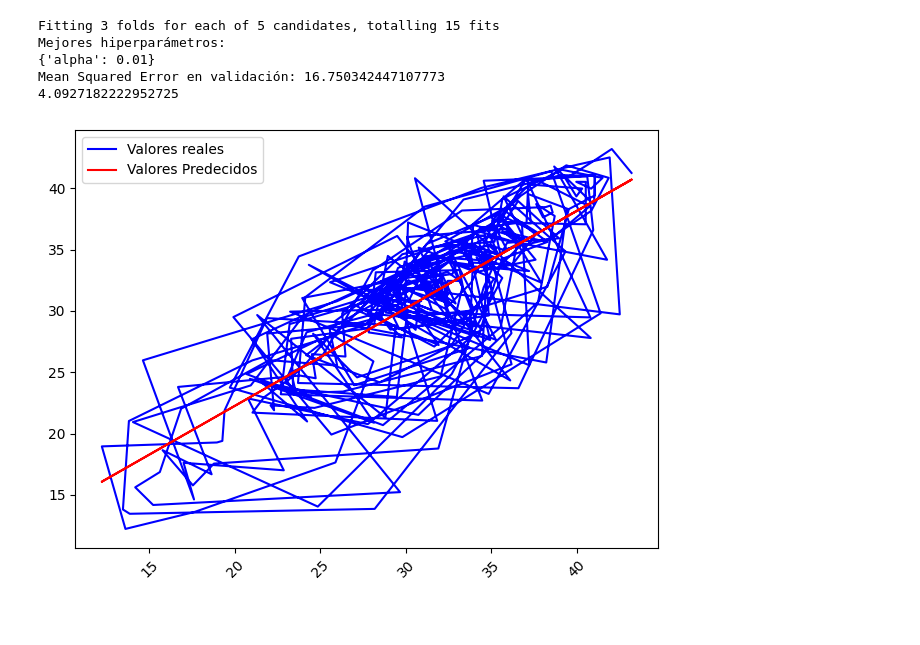
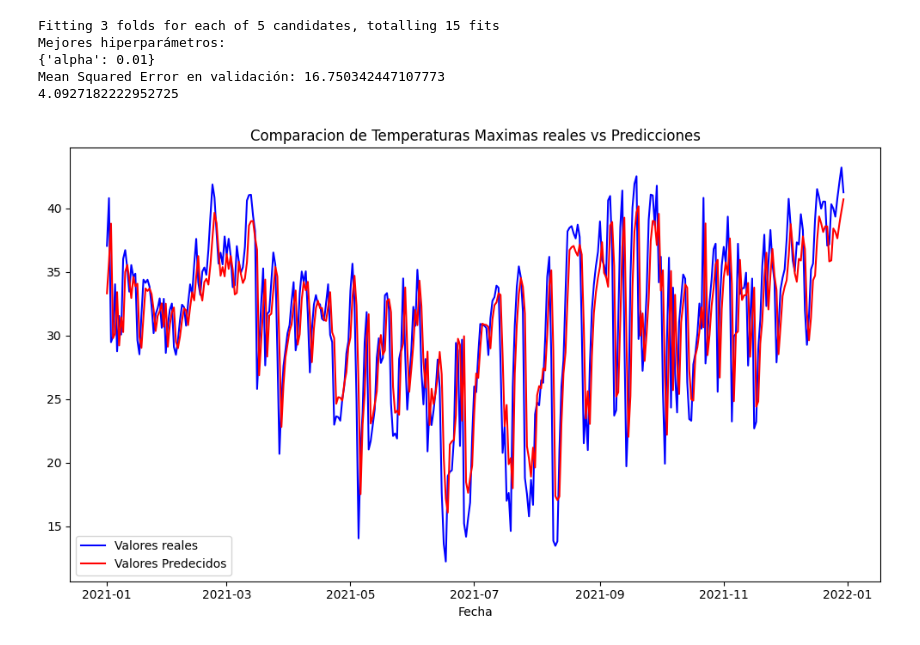
Before and after one commit to sebass25/Primer-Parcial-IA, a Jupyter notebook: 1P_RobertColman.ipynb, the cells around one changed output. Cells and saved outputs as stored; diff of their text form; code cells hidden in the pictures; blank space fills up the shorter version.

Commit message:
Update 1P_RobertColman.ipynb
Mejora del grafico

```diff
--- a/1P_RobertColman.ipynb
+++ b/1P_RobertColman.ipynb
@@ -8,7 +8,7 @@ from sklearn.metrics import mean_squared_error
 import matplotlib.pyplot as plt
 
 # Cargar el dataset
-data = pd.read_csv("Temp_Asu20092021.csv")
+data = pd.read_csv("C:/Users/colma/OneDrive/GoodNotes/FIUNA/Optativas/Inteligencia Artificial/PC - Github/Primer-Parcial-IA/Temp_Asu20092021.csv")
 
 # Convertir la columna 'Fecha' a tipo datetime
 data['Fecha'] = pd.to_datetime(data['Fecha'])
@@ -21,9 +21,9 @@ data = data[data.index.year >= 2019]
 
 # Eliminar filas con valores faltantes
 data.dropna(inplace=True)
+
 # Resamplear el conjunto de datos a intervalos diarios y calcular la temperatura máxima diaria
 daily_max_temperatures = data['Temperatura'].resample('D').max()
-
 salida= daily_max_temperatures .shift(-1)
 
 # Definir características (features) y variable objetivo (target)
@@ -34,14 +34,17 @@ y = salida.values[:-1]
 scaler = StandardScaler()
 X_scaled = scaler.fit_transform(X.reshape(-1,1))
 
+#Eliminar el ultimo valor de las fecgas para alinearlo con X e y
+
+fechas = daily_max_temperatures.index[:-1]
+
 # Dividir los datos en conjuntos de entrenamiento y validación
-train_indices = (daily_max_temperatures.index.year <= 2020)[:-1]
-val_indices = (daily_max_temperatures.index.year == 2021)[:-1]
+train_indices = fechas.year <= 2020
+val_indices = fechas.year == 2021
 
 X_train, X_val = X_scaled[train_indices], X_scaled[val_indices]
 y_train, y_val = y[train_indices], y[val_indices]
 
-dates = daily_max_temperatures[:-1]
 
 # Definir el modelo de regresión Ridge
 ridge = Ridge()
@@ -50,33 +53,36 @@ ridge = Ridge()
 param_grid = {
     'alpha': [0.01, 0.1, 1.0, 10.0, 100.0]  # Regularización L2
 }
 
 # Usar GridSearchCV para buscar los mejores hiperparámetros
 grid_search = GridSearchCV(estimator=ridge, param_grid=param_grid, cv=3, scoring='neg_mean_squared_error', verbose=1, n_jobs=-1)
 grid_search.fit(X_train, y_train)
 
 # Imprimir los mejores hiperparámetros encontrados
 print("Mejores hiperparámetros:")
 print(grid_search.best_params_)
 
 # Evaluar el modelo con los mejores hiperparámetros en el conjunto de validación
 best_model = grid_search.best_estimator_
 y_pred = best_model.predict(X_val)
 mse = mean_squared_error(y_val, y_pred)
 print(f"Mean Squared Error en validación: {mse}")
 print(np.sqrt(mse))
 #Graficando tenemos
-val_dates = dates[val_indices]
+val_dates = fechas[val_indices]
+plt.figure(figsize=(10,6))
 plt.plot(val_dates , y_val , label = 'Valores reales' , color = 'blue' )
 plt.plot(val_dates , y_pred , label = 'Valores Predecidos' , color = 'red')
+plt.xlabel('Fecha')
+plt.legend('Temperatura Maxima')
+plt.title('Comparacion de Temperaturas Maximas reales vs Predicciones')
 plt.legend()
-plt.xticks(rotation = 45)
 plt.tight_layout()
 plt.show()
 # %% [output]
 Fitting 3 folds for each of 5 candidates, totalling 15 fits
 Mejores hiperparámetros:
 {'alpha': 0.01}
 Mean Squared Error en validación: 16.750342447107773
 4.0927182222952725
-[figure, old version]
+[figure, new version]
```
